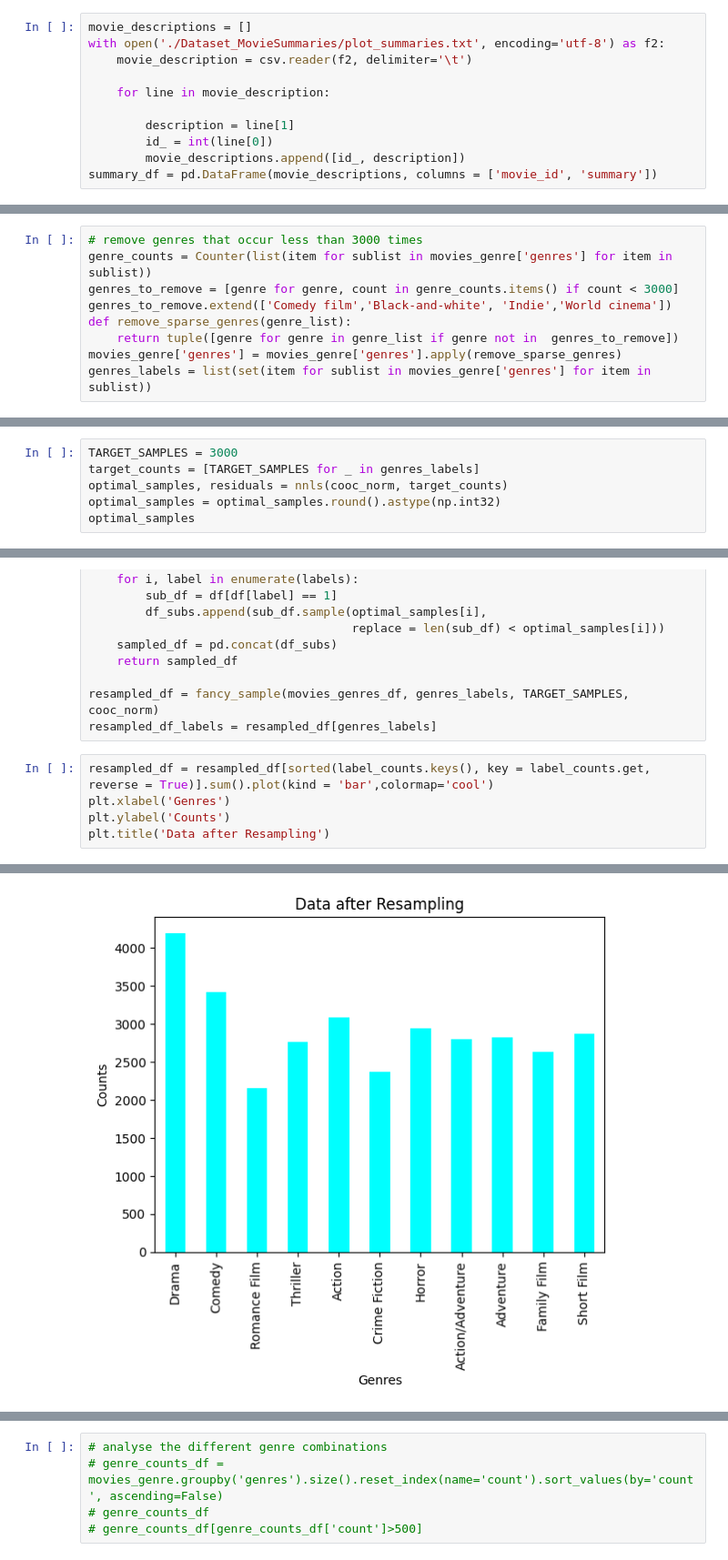
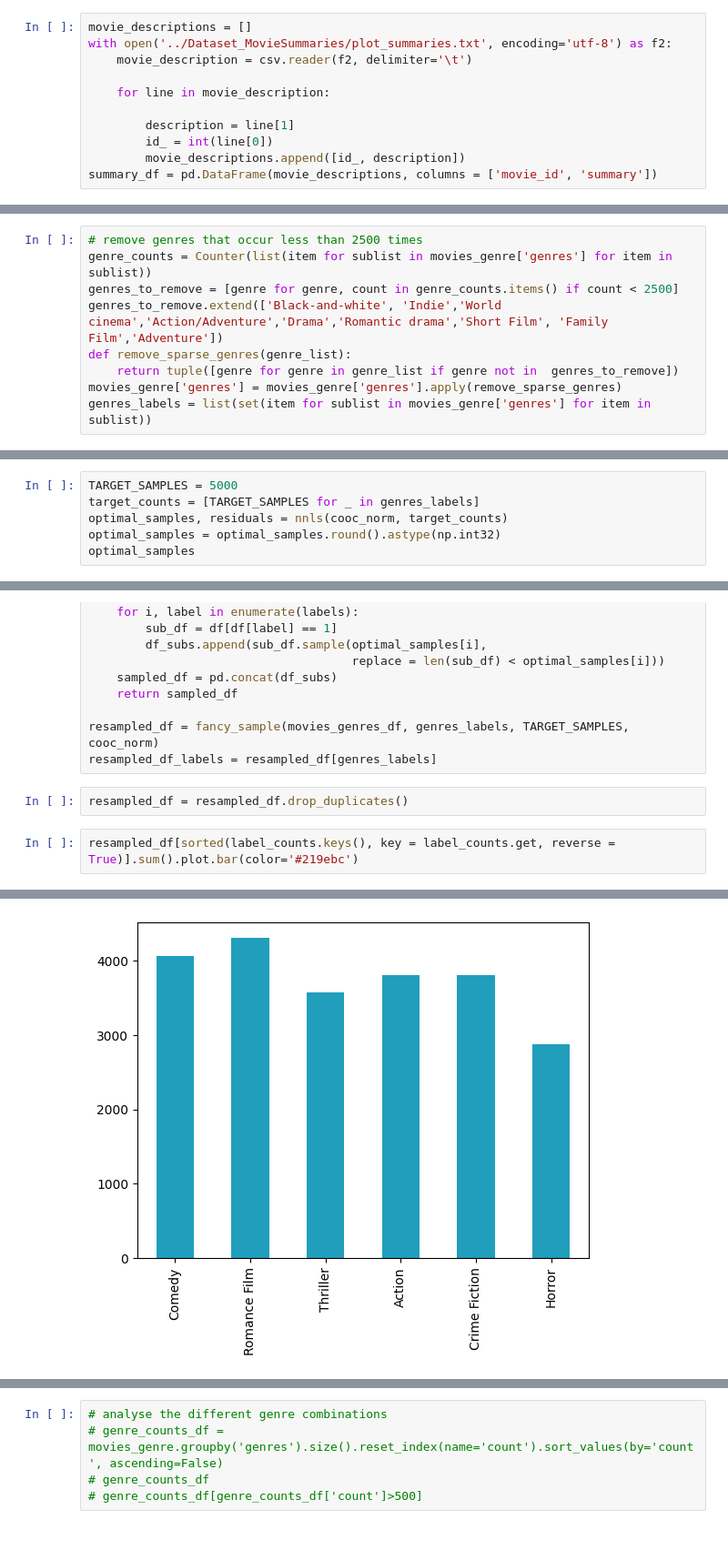
Before and after one commit to AmirhosseinSoltan/NLP-SS2024, a Jupyter notebook: dataset_preparation.ipynb, the cells around one changed output, grey strips where cells are left out. Shown at 91% size. Drawn from its saved outputs; the diff is of its cells as text.

```diff
--- a/dataset_preparation.ipynb
+++ b/dataset_preparation.ipynb
@@ -43,7 +43,7 @@ movies_genre
 81741 rows × 3 columns
 # %%
 movie_descriptions = []
-with open('./Dataset_MovieSummaries/plot_summaries.txt', encoding='utf-8') as f2:
+with open('../Dataset_MovieSummaries/plot_summaries.txt', encoding='utf-8') as f2:
     movie_description = csv.reader(f2, delimiter='\t')
 
     for line in movie_description:
@@ -86,10 +86,10 @@ movies_genre
 | 42203 | 12476867 | Spliced | (Thriller, Horror, Slasher, Teen) | The movie is about a teenage girl... |
 42204 rows × 4 columns
 # %%
-# remove genres that occur less than 3000 times
+# remove genres that occur less than 2500 times
 genre_counts = Counter(list(item for sublist in movies_genre['genres'] for item in sublist))
-genres_to_remove = [genre for genre, count in genre_counts.items() if count < 3000]
-genres_to_remove.extend(['Comedy film','Black-and-white', 'Indie','World cinema'])
+genres_to_remove = [genre for genre, count in genre_counts.items() if count < 2500]
+genres_to_remove.extend(['Black-and-white', 'Indie','World cinema','Action/Adventure','Drama','Romantic drama','Short Film', 'Family Film','Adventure'])
 def remove_sparse_genres(genre_list):
     return tuple([genre for genre in genre_list if genre not in  genres_to_remove])
 movies_genre['genres'] = movies_genre['genres'].apply(remove_sparse_genres)
@@ -177,5 +167,5 @@ cooc_df.style.background_gradient(cmap = 'coolwarm')
 # %%
-TARGET_SAMPLES = 3000
+TARGET_SAMPLES = 5000
 target_counts = [TARGET_SAMPLES for _ in genres_labels]
 optimal_samples, residuals = nnls(cooc_norm, target_counts)
 optimal_samples = optimal_samples.round().astype(np.int32)
@@ -200,9 +189,8 @@ def fancy_sample(df, labels, target_count, cond_prob):
 
 resampled_df = fancy_sample(movies_genres_df, genres_labels, TARGET_SAMPLES, cooc_norm)
 resampled_df_labels = resampled_df[genres_labels]
+# %%
+resampled_df = resampled_df.drop_duplicates()
 # %%
-resampled_df = resampled_df[sorted(label_counts.keys(), key = label_counts.get, reverse = True)].sum().plot(kind = 'bar',colormap='cool')
-plt.xlabel('Genres')
-plt.ylabel('Counts')
-plt.title('Data after Resampling')
+resampled_df[sorted(label_counts.keys(), key = label_counts.get, reverse = True)].sum().plot.bar(color='#219ebc')
 # %% [output]
@@ -210 +198 @@ Text(0.5, 1.0, 'Data after Resampling')
-[figure, old version]
+[figure, new version]
```
Also changed, not shown: parts of 15 cells of this notebook, 8 other files.
